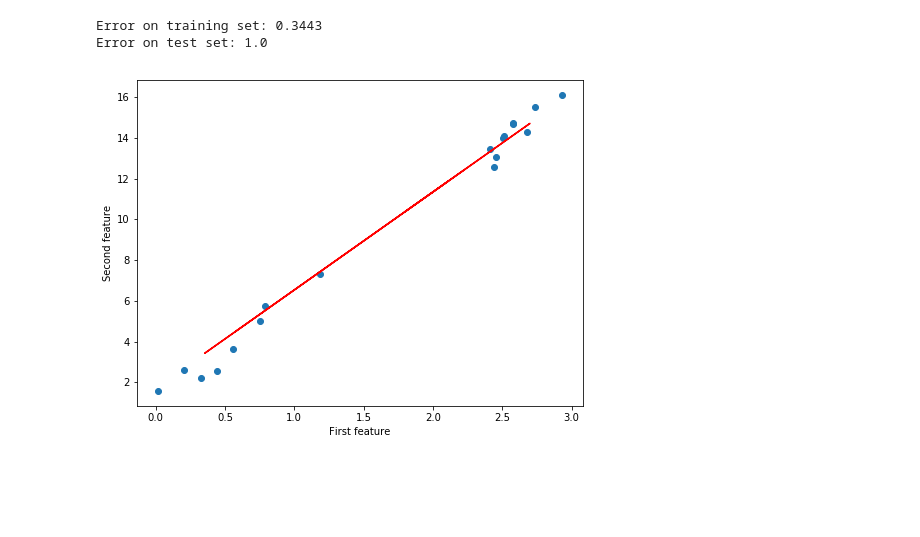
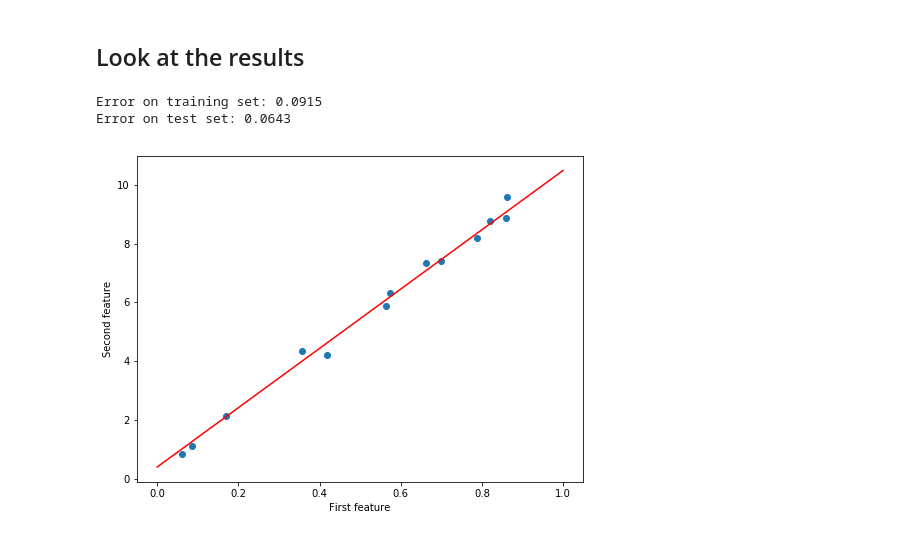
Before and after one commit to Yaka12/Basics, a Jupyter notebook: Machine Learning/Linear Regression.ipynb, the cells around one changed output. Cells and saved outputs as stored; diff of their text form; code cells hidden in the pictures; blank space fills up the shorter version.

```diff
--- a/Machine Learning/Linear Regression.ipynb
+++ b/Machine Learning/Linear Regression.ipynb
@@ -42,7 +48,6 @@ class LinearRegression :
             cost = 1 / n_samples * np.sum((y - y_predict)**2)
             costs.append(cost)
 
-
             dJ_dw = (2 / n_samples) * np.dot(X.T, (y_predict - y))
             dJ_db = (2 / n_samples) * np.sum(y_predict - y)
 
@@ -53,3 +58,14 @@ class LinearRegression :
 
     def predict(self, X):
         return np.dot(X, self.weights) + self.bias
+
+    def plot_function(self, X,Y):
+        plt.figure(figsize=(8,6))
+        x = np.linspace(0,1,200)
+        x = np.expand_dims(x, axis=1)
+        y = self.predict(x)
+        plt.plot(x,y, c='r')
+        plt.scatter(X,Y)
+        plt.xlabel("First feature")
+        plt.ylabel("Second feature")
+        plt.show()
@@ -58,4 +74,5 @@ regressor = LinearRegression()
 # %%
-w_trained, b_trained, costs = regressor.train_gradient_descent(X_train, y_train, learning_rate=0.005, n_iter=200)
+regressor = LinearRegression()
+w_trained, b_trained, costs = regressor.train_gradient_descent(X_train, y_train, learning_rate=0.1, n_iter=1000)
 # %%
 fig = plt.figure(figsize=(8,6))
@@ -69 +86,3 @@ plt.show()
+# %% [markdown]
+## Look at the results
 # %%
@@ -78,17 +96,11 @@ error_train =  (1 / n_samples) * np.sum((y_p_train - y_train) ** 2)
 error_test =  (1 / n_samples_test) * np.sum((y_p_test - y_test) ** 2)
 
 print(f"Error on training set: {np.round(error_train, 4)}")
-print(f"Error on test set: {np.round(error_test)}")
+print(f"Error on test set: {np.round(error_test,4)}")
 # %% [output]
-Error on training set: 0.3443
-Error on test set: 1.0
+Error on training set: 0.0915
+Error on test set: 0.0643
-# %%
-# Plot the test predictions
-fig = plt.figure(figsize=(8,6))
-plt.scatter(X_train, y_train)
-plt.plot(X_test, y_p_test, 'r')
-plt.xlabel("First feature")
-plt.ylabel("Second feature")
-plt.show()
-# %% [output]
-[figure, removed]
+# %%
+regressor.plot_function(X_test, y_test)
+# %% [output]
+[figure, added]
```
Also changed, not shown: parts of 11 cells of this notebook, 3 other files.
